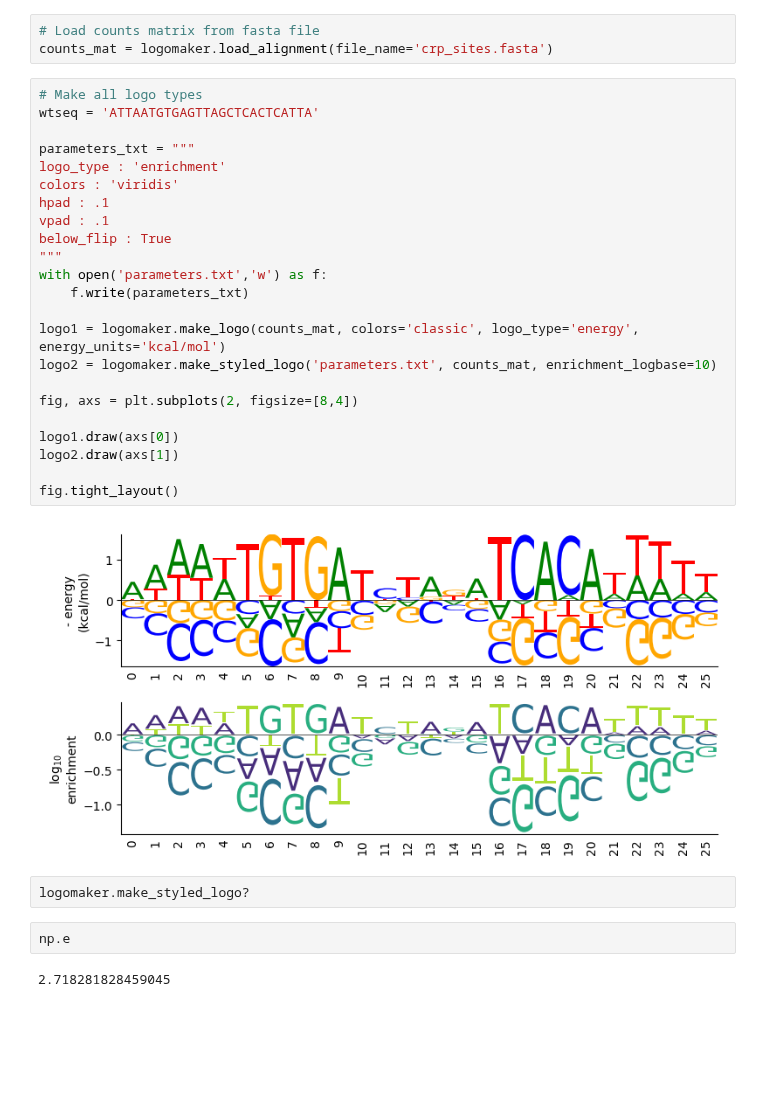
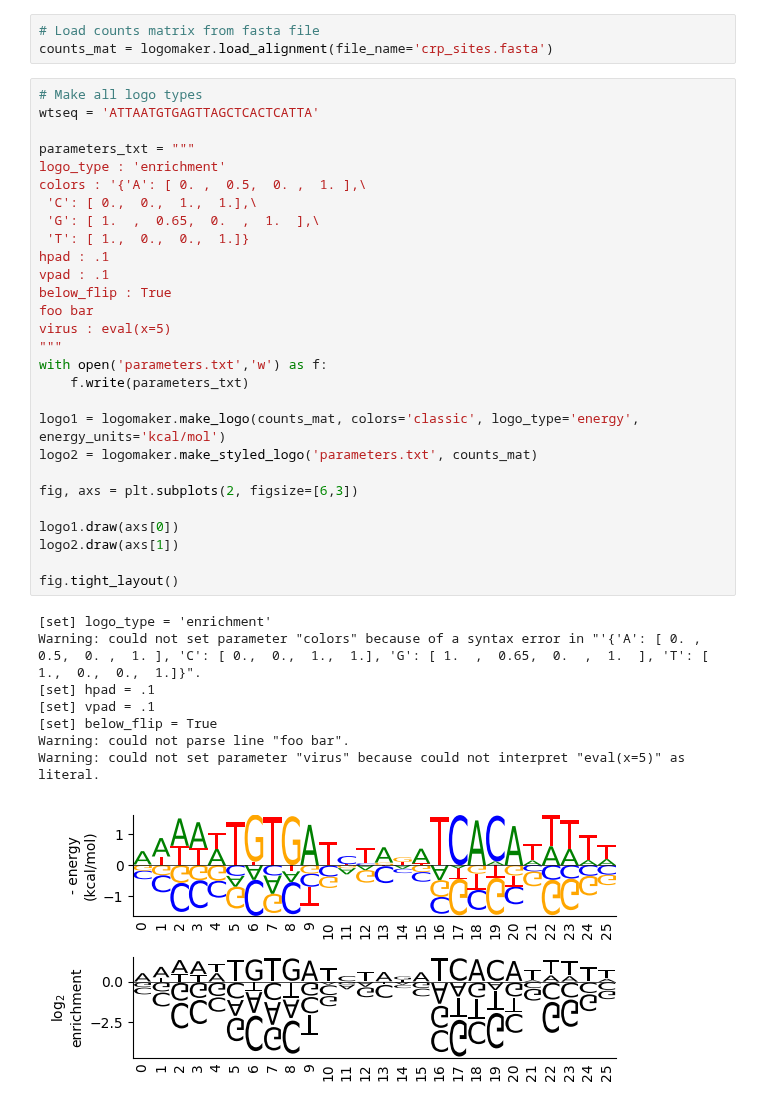
Before and after one commit to jbkinney/logomaker, a Jupyter notebook: test_logo_types.ipynb, the cells around one changed output. Saved outputs shown, nothing was run; the diff lists cells and outputs as text; blank space fills up the shorter version.

Commit message:
fixed load_parameters() to use re and accept multi-line input.

```diff
--- a/test_logo_types.ipynb
+++ b/test_logo_types.ipynb
@@ -16,31 +16,37 @@ counts_mat = logomaker.load_alignment(file_name='crp_sites.fasta')
 # %%
 # Make all logo types
 wtseq = 'ATTAATGTGAGTTAGCTCACTCATTA'
 
 parameters_txt = """
 logo_type : 'enrichment'
-colors : 'viridis'
+colors : '{'A': [ 0. ,  0.5,  0. ,  1. ],\
+ 'C': [ 0.,  0.,  1.,  1.],\
+ 'G': [ 1.  ,  0.65,  0.  ,  1.  ],\
+ 'T': [ 1.,  0.,  0.,  1.]}
 hpad : .1
 vpad : .1
 below_flip : True
+foo bar
+virus : eval(x=5)
 """
 with open('parameters.txt','w') as f:
     f.write(parameters_txt)
 
 logo1 = logomaker.make_logo(counts_mat, colors='classic', logo_type='energy', energy_units='kcal/mol')
-logo2 = logomaker.make_styled_logo('parameters.txt', counts_mat, enrichment_logbase=10)
+logo2 = logomaker.make_styled_logo('parameters.txt', counts_mat)
 
-fig, axs = plt.subplots(2, figsize=[8,4])
+fig, axs = plt.subplots(2, figsize=[6,3])
 
 logo1.draw(axs[0])
 logo2.draw(axs[1])
 
 fig.tight_layout()
 # %% [output]
+[set] logo_type = 'enrichment'
+Warning: could not set parameter "colors" because of a syntax error in "'{'A': [ 0. ,  0.5,  0. ,  1. ], 'C': [ 0.,  0.,  1.,  1.], 'G': [ 1.  ,  0.65,  0.  ,  1.  ], 'T': [ 1.,  0.,  0.,  1.]}".
+[set] hpad = .1
+[set] vpad = .1
+[set] below_flip = True
+Warning: could not parse line "foo bar".
+Warning: could not set parameter "virus" because could not interpret "eval(x=5)" as literal.
-[figure, old version]
+[figure, new version]
-# %%
-logomaker.make_styled_logo?
-# %%
-np.e
-# %% [output]
-2.718281828459045
```
Also changed, not shown: 1 other file.
